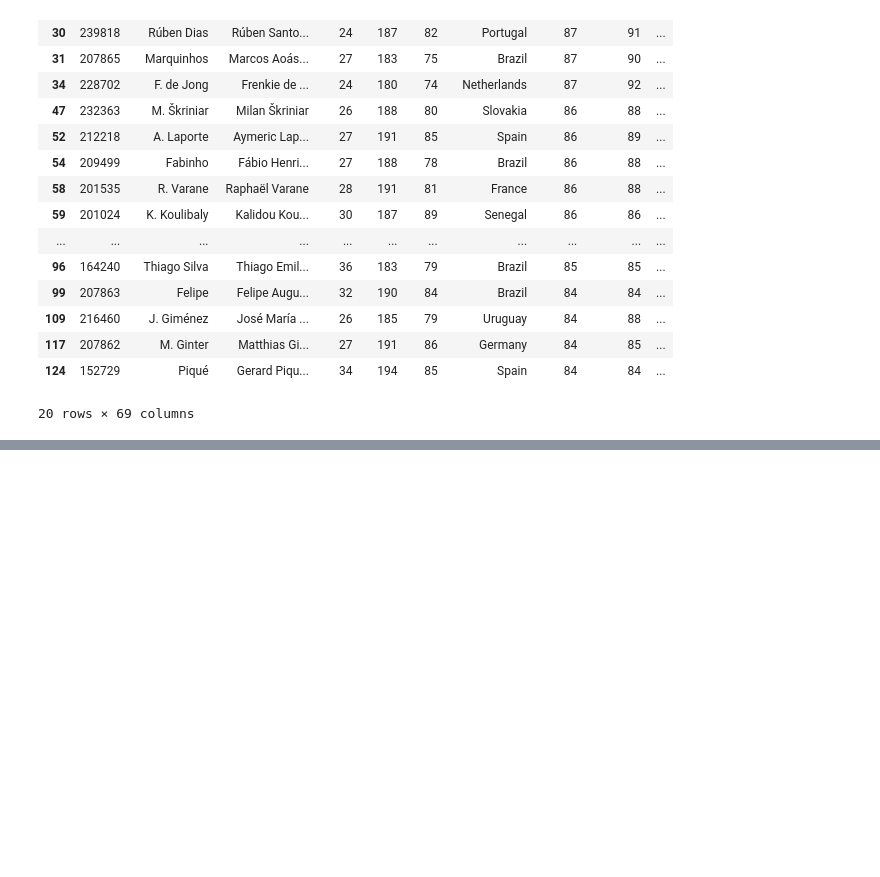
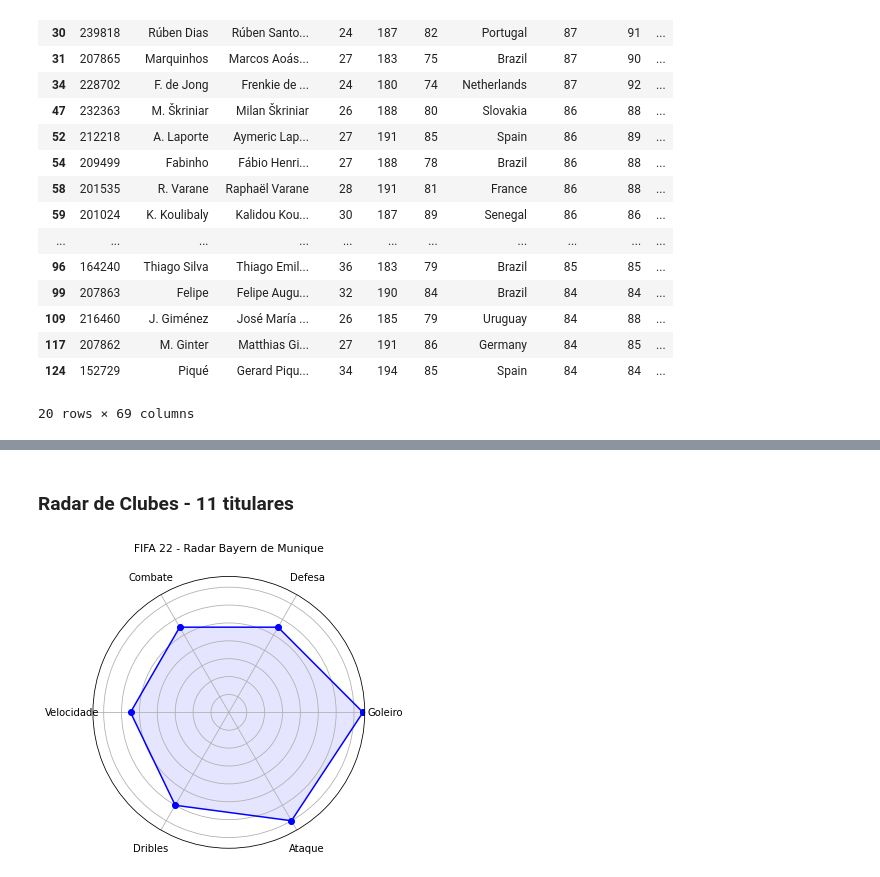
Before and after one commit to leovasc5/exploratory-analysis-of-FIFA-22-data, a Jupyter notebook: curiosidades.ipynb, the cells around one changed output, grey strips where cells are left out. Cells and saved outputs as stored; diff of their text form; code cells hidden in the pictures; blank space fills up the shorter version.

```diff
--- a/curiosidades.ipynb
+++ b/curiosidades.ipynb
@@ -937,0 +955,2 @@ plt.show()
+# %% [markdown]
+### Radar de Clubes - 11 titulares
@@ -937,0 +978,32 @@ plt.show()
+# %%
+atributos = ['Goleiro', 'Defesa', 'Combate', 'Velocidade', 'Dribles', 'Ataque']
+itens_gk = ['GK_mergulho', 'GK_maos', 'GK_chute', 'GK_posicionamento', 'GK_reflexos']
+# %%
+time = ([167495], [234396, 212190, 229558, 226851], [212622, 209658, 189596], [222492, 206113, 188545])
+media_gk = media_def = media_comb = media_velo =  media_drib = media_ata = 0
+valores = []
+
+gk = df.loc[df['ID'] == time[0][0]].head()
+for a in itens_gk:
+    media_gk += gk[a].item()
+valores.append(int((media_gk / len(itens_gk)-3)))
+
+for b in time[1]:
+    media_def += df.loc[df['ID'] == b].overall.item()
+    media_comb += df.loc[df['ID'] == b].combate.item()
+valores.append(int((media_def / len(time[1]))))
+valores.append(int((media_comb / len(time[1]))))
+
+for c in (time[2] + time[3]):
+    media_velo += df.loc[df['ID'] == c].velocidade_total.item()
+valores.append(int((media_velo / len(time[2] + time[3])+3)))
+
+for e in time[3]:
+    media_drib += df.loc[df['ID'] == e].drible_total.item()
+    media_ata += df.loc[df['ID'] == e].chute_total.item() + df.loc[df['ID'] == e].explosao.item() + df.loc[df['ID'] == e].finalizacao.item()
+valores.append(int((media_drib / len(time[3])-3)))
+valores.append(int((media_ata / len(time[3])/3)))
+
+radar('FIFA 22 - Radar Bayern de Munique', valores, atributos)
+# %% [output]
+[figure, added]
```
Also changed, not shown: parts of 71 cells of this notebook, 1 other file.
